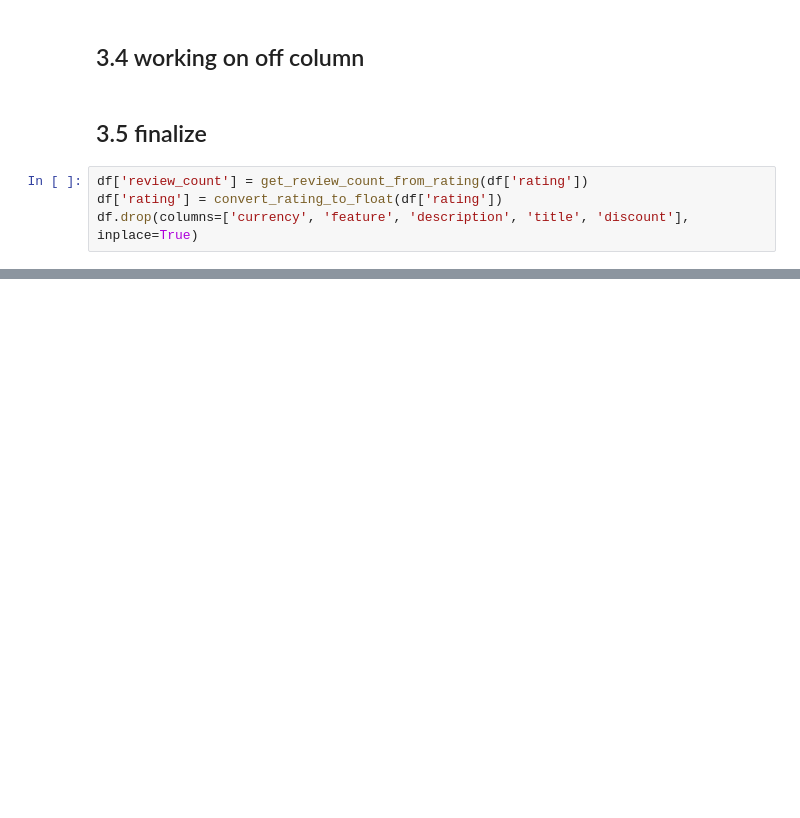
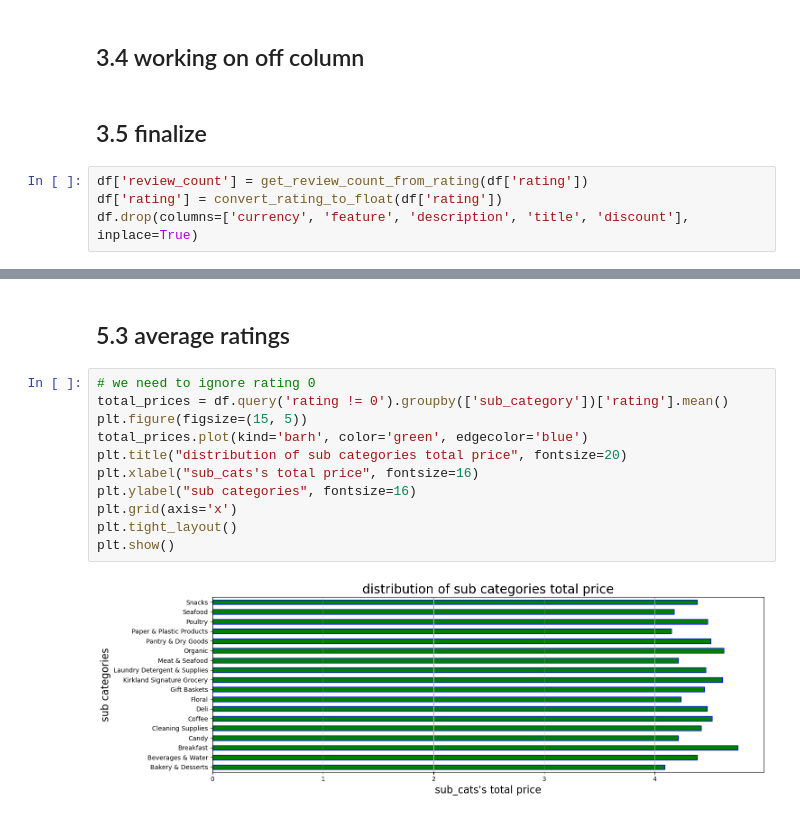
Before and after one commit to sirUnchained/Machine-Learning-and-Data-Analysis, a Jupyter notebook: Grocery store analysis/Grocery Store.ipynb, the cells around one changed output, grey strips where cells are left out. Drawn from its saved outputs; the diff is of its cells as text; blank space fills up the shorter version.

```diff
--- a/Grocery store analysis/Grocery Store.ipynb
+++ b/Grocery store analysis/Grocery Store.ipynb
@@ -318,0 +376,15 @@ df.drop(columns=['currency', 'feature', 'description', 'title', 'discount'], inp
+# %% [markdown]
+## 5.3 average ratings
+# %%
+# we need to ignore rating 0
+total_prices = df.query('rating != 0').groupby(['sub_category'])['rating'].mean()
+plt.figure(figsize=(15, 5))
+total_prices.plot(kind='barh', color='green', edgecolor='blue')
+plt.title("distribution of sub categories total price", fontsize=20)
+plt.xlabel("sub_cats's total price", fontsize=16)
+plt.ylabel("sub categories", fontsize=16)
+plt.grid(axis='x')
+plt.tight_layout()
+plt.show()
+# %% [output]
+[figure, added]
```
Also changed, not shown: parts of 12 cells of this notebook, 3 other files.
